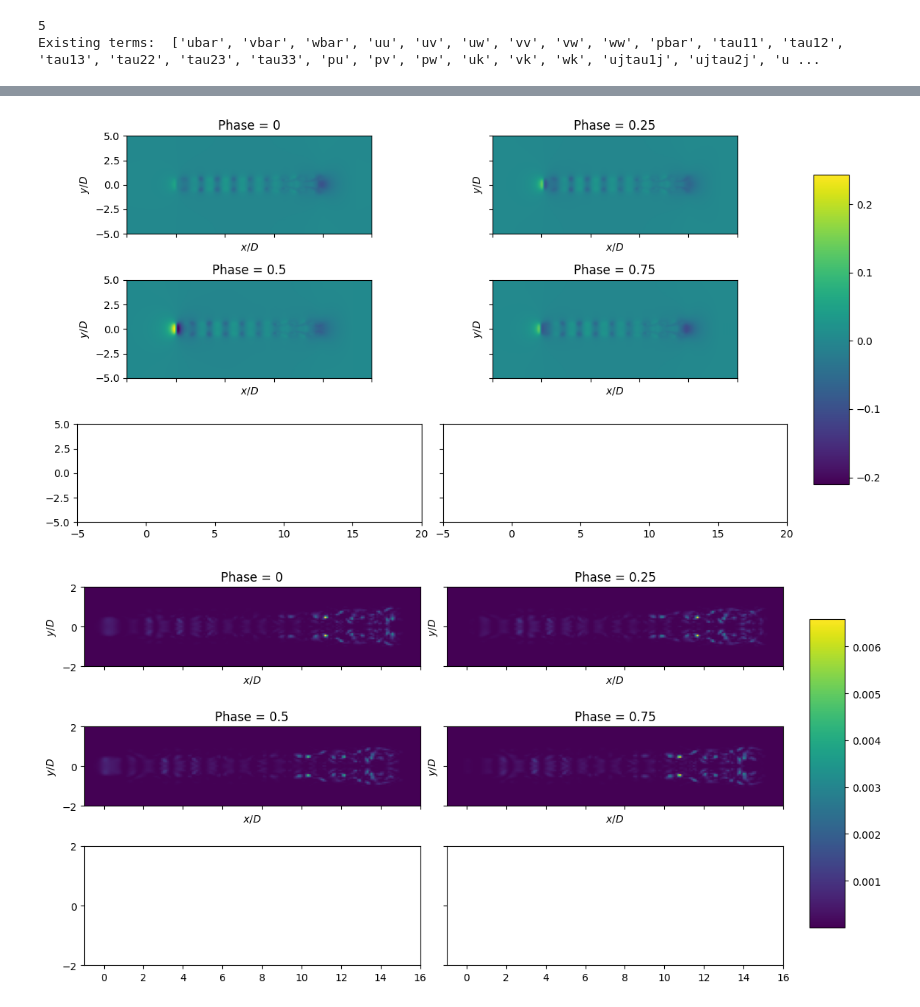
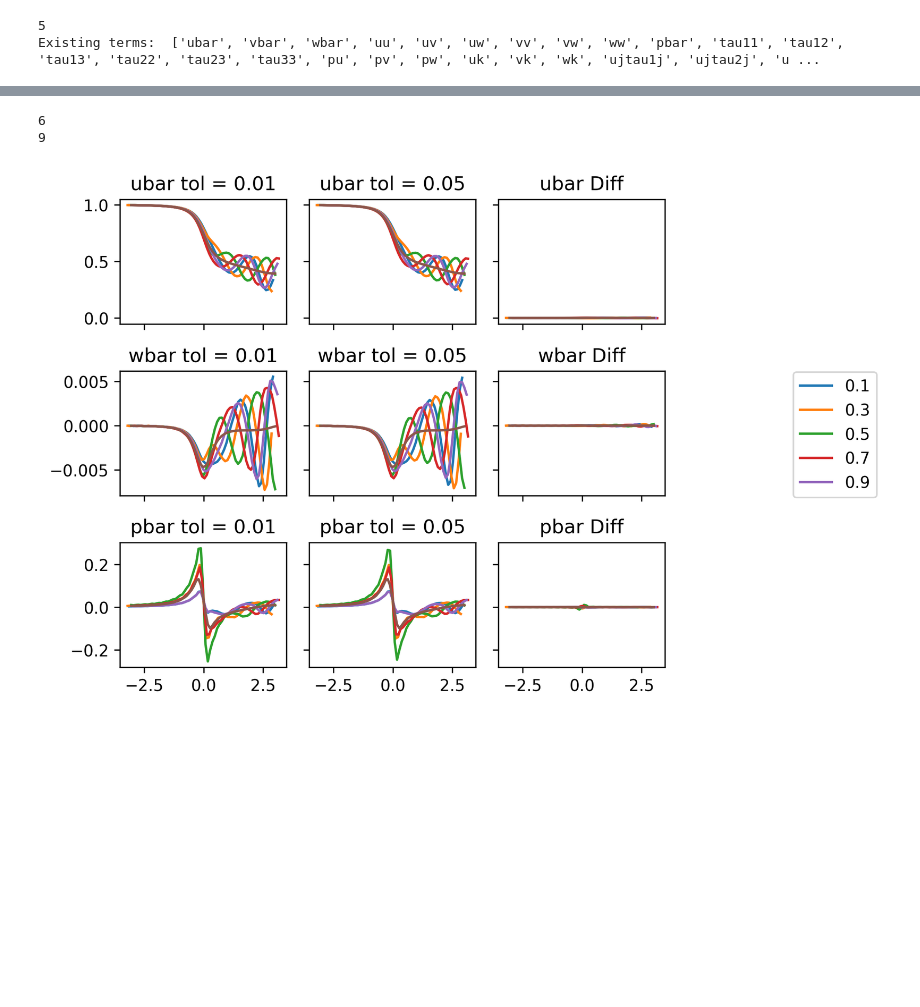
Before and after one commit to skygering/SimsPadeOps, a Jupyter notebook: analysis/F_0017X_SU.ipynb, the cells around one changed output, grey strips where cells are left out. Cells and saved outputs as stored; diff of their text form; code cells hidden in the pictures; blank space fills up the shorter version.

```diff
--- a/analysis/F_0017X_SU.ipynb
+++ b/analysis/F_0017X_SU.ipynb
@@ -102,8 +113,0 @@ plot_phases('wbar', sim, [0, 0.25, 0.5, 0.75], diff = False, xlim = xlim, ylim =
-# %%
-plot_phases('pbar', sim, [0, 0.25, 0.5, 0.75], diff = False, xlim = xlim, ylim = ylim, zlim = zlim);
-# %% [output]
-[figure, removed]
-# %%
-plot_phases('uu', sim, [0, 0.25, 0.5, 0.75]);
-# %% [output]
-[figure, removed]
@@ -109,0 +117,13 @@ plot_phases('uu', sim, [0, 0.25, 0.5, 0.75]);
+# %%
+sim0_log = "/scratch/10264/sgering/Data/F_0018_SU_Files/Sim_0000/phase_budgets_0000.o2522491"
+sim3_log = "/scratch/10264/sgering/Data/F_0018_SU_Files/Sim_0003/phase_budgets_0003.o2522496"
+sim6_log = "/scratch/10264/sgering/Data/F_0018_SU_Files/Sim_0006/phase_budgets_0006.o2522539"
+sim9_log = "/scratch/10264/sgering/Data/F_0018_SU_Files/Sim_0009/phase_budgets_0009.o2522548"
+# %%
+run_folder6 = au.get_run_folder(sim_folder, 6)
+sim6 = pio.BudgetIO(run_folder6, padeops = True, runid = 0, normalize_origin="turbine", verbose=False)
+run_folder9 = au.get_run_folder(sim_folder, 9)
+sim9 = pio.BudgetIO(run_folder9, padeops = True, runid = 0, normalize_origin="turbine", verbose=False)
+# %% [output]
+6
+9
@@ -109,0 +141,39 @@ plot_phases('uu', sim, [0, 0.25, 0.5, 0.75]);
+# %%
+key_idx = [0, 2, 9]
+def plot_sims_diff(sim0, sim1, log0, log1, key_idx):
+    fig, axes = plt.subplots(nrows = len(key_idx), ncols = 3, dpi = 300, sharey = "row", sharex = True)
+    phases_sim0, dx_sim0, _ = get_log_info(log0)
+    phases_sim1, dx_sim1, _ = get_log_info(log1)
+
+    for (i, key) in enumerate([budget_0_keys[idx] for idx in key_idx]):
+        ax0, ax1, ax2 = axes[i, 0], axes[i, 1], axes[i, 2]
+        xlim = [-3, 3]
+        for phase in [0.1, 0.3, 0.5, 0.7, 0.9, None]:
+            dx_idx_0 = np.where(phases_sim0 == phase)[0]
+            dx_0 = 0 if len(dx_idx_0) == 0  else dx_sim0[dx_idx_0[0]]
+
+            dx_idx_1 = np.where(phases_sim1 == phase)[0]
+            dx_1 = 0 if len(dx_idx_1) == 0  else dx_sim1[dx_idx_1[0]]
+
+            assert np.all(dx_1 == dx_0)
+            slice0 = sim0.slice(budget_terms=[key], xlim = xlim, ylim = 0, zlim = 0, phase = phase)
+            slice1 = sim1.slice(budget_terms=[key], xlim = xlim, ylim = 0, zlim = 0, phase = phase)
+            ax0.plot(np.array(slice0["x"]) - dx_0, slice0[key], label = phase)
+            ax0.set_title(key + " tol = 0.01")
+
+            ax1.plot(np.array(slice0["x"]) - dx_1, slice1[key], label = phase)
+            ax1.set_title(key + " tol = 0.05")
+
+            ax2.plot(np.array(slice0["x"]) - dx_0, (slice1[key] - slice0[key]), label = phase)
+            ax2.set_title(key + " Diff")
+
+    # Get handles and labels from one axis (they’re all the same)
+    handles, labels = axes[0, 0].get_legend_handles_labels()
+    # Add a single legend to the right of the whole figure
+    fig.legend(handles, labels, loc='center left', bbox_to_anchor=(1.02, 0.5))
+    # Adjust layout so the legend fits nicely
+    fig.tight_layout(rect=[0, 0, 0.88, 1])
+# %%
+plot_sims_diff(sim0, sim3, sim0_log, sim3_log, key_idx)
+# %% [output]
+[figure, added]
```
Also changed, not shown: parts of 14 cells of this notebook, 1 other file.
